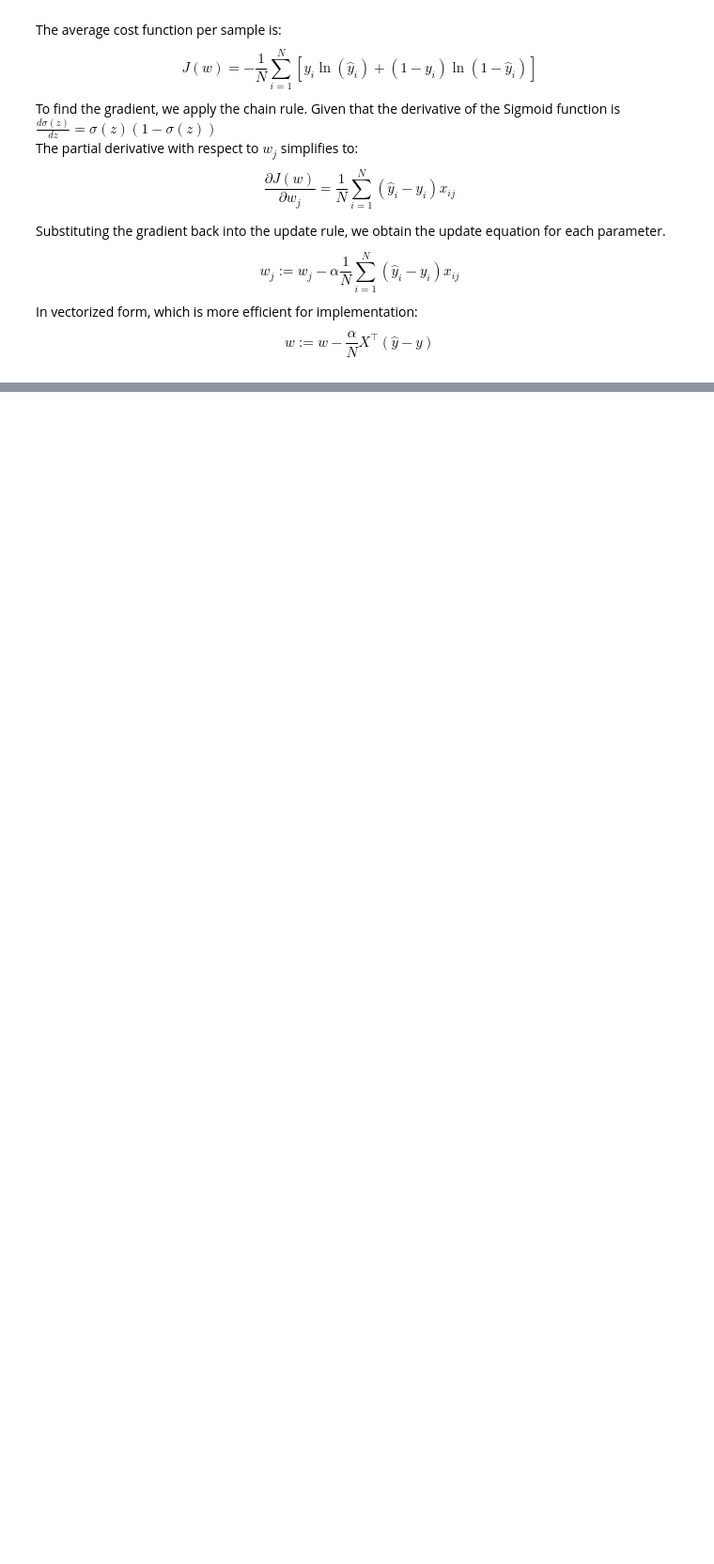
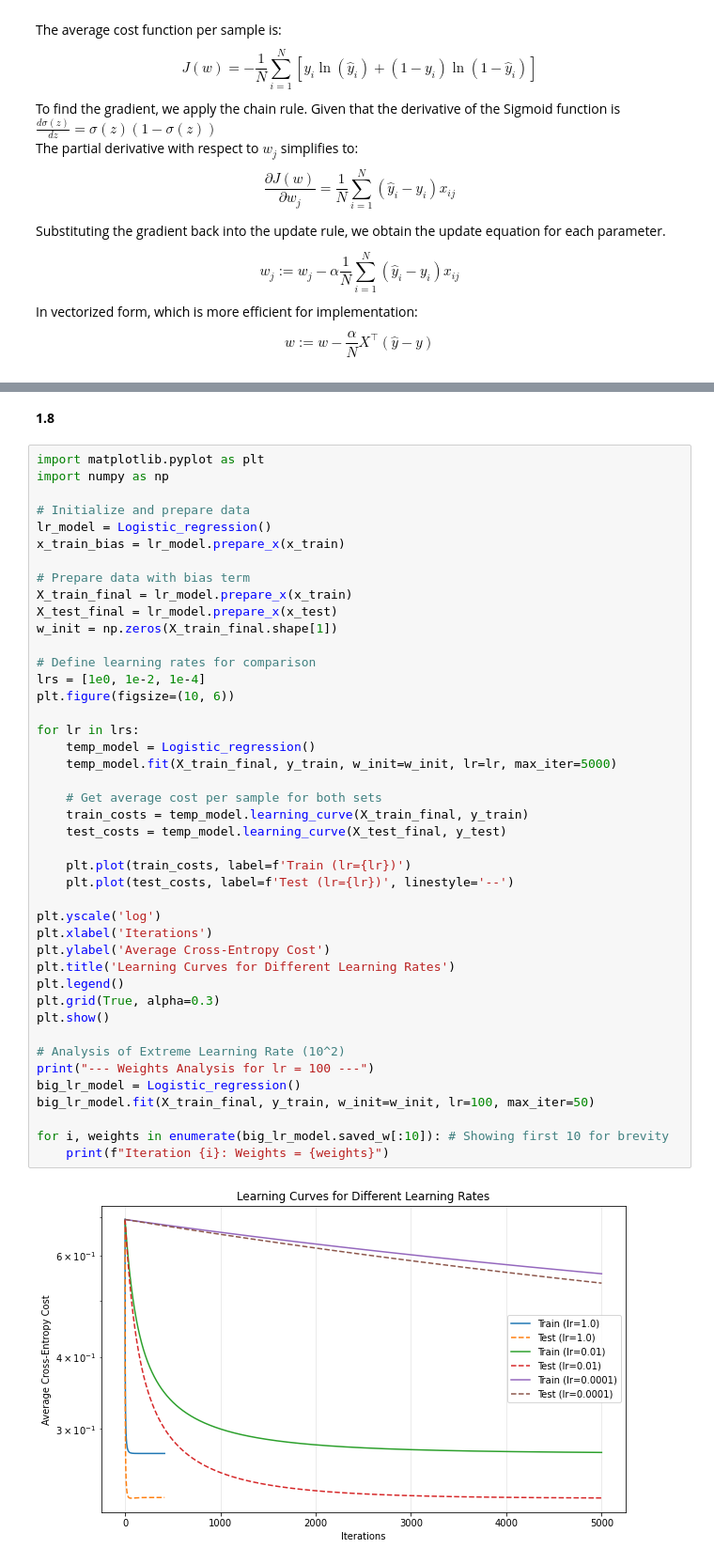
Before and after one commit to edwall201/Machine-Learning-26-Spring, a Jupyter notebook: assign3/assign3.ipynb, the cells around one changed output, grey strips where cells are left out. Shown at 94% size. Cells and saved outputs as stored; diff of their text form; blank space fills up the shorter version.

```diff
--- a/assign3/assign3.ipynb
+++ b/assign3/assign3.ipynb
@@ -100,0 +199,47 @@ $$w := w - \frac{\alpha}{N} X^\top (\hat{y} - y)$$
+# %% [markdown]
+**1.8**
+# %%
+import matplotlib.pyplot as plt
+import numpy as np
+
+# Initialize and prepare data
+lr_model = Logistic_regression()
+x_train_bias = lr_model.prepare_x(x_train)
+
+# Prepare data with bias term
+X_train_final = lr_model.prepare_x(x_train)
+X_test_final = lr_model.prepare_x(x_test)
+w_init = np.zeros(X_train_final.shape[1])
+
+# Define learning rates for comparison
+lrs = [1e0, 1e-2, 1e-4]
+plt.figure(figsize=(10, 6))
+
+for lr in lrs:
+    temp_model = Logistic_regression()
+    temp_model.fit(X_train_final, y_train, w_init=w_init, lr=lr, max_iter=5000)
+
+    # Get average cost per sample for both sets
+    train_costs = temp_model.learning_curve(X_train_final, y_train)
+    test_costs = temp_model.learning_curve(X_test_final, y_test)
+
+    plt.plot(train_costs, label=f'Train (lr={lr})')
+    plt.plot(test_costs, label=f'Test (lr={lr})', linestyle='--')
+
+plt.yscale('log')
+plt.xlabel('Iterations')
+plt.ylabel('Average Cross-Entropy Cost')
+plt.title('Learning Curves for Different Learning Rates')
+plt.legend()
+plt.grid(True, alpha=0.3)
+plt.show()
+
+# Analysis of Extreme Learning Rate (10^2)
+print("--- Weights Analysis for lr = 100 ---")
+big_lr_model = Logistic_regression()
+big_lr_model.fit(X_train_final, y_train, w_init=w_init, lr=100, max_iter=50)
+
+for i, weights in enumerate(big_lr_model.saved_w[:10]): # Showing first 10 for brevity
+    print(f"Iteration {i}: Weights = {weights}")
+# %% [output]
+[figure, added]
```
Also changed, not shown: parts of 18 cells of this notebook.
